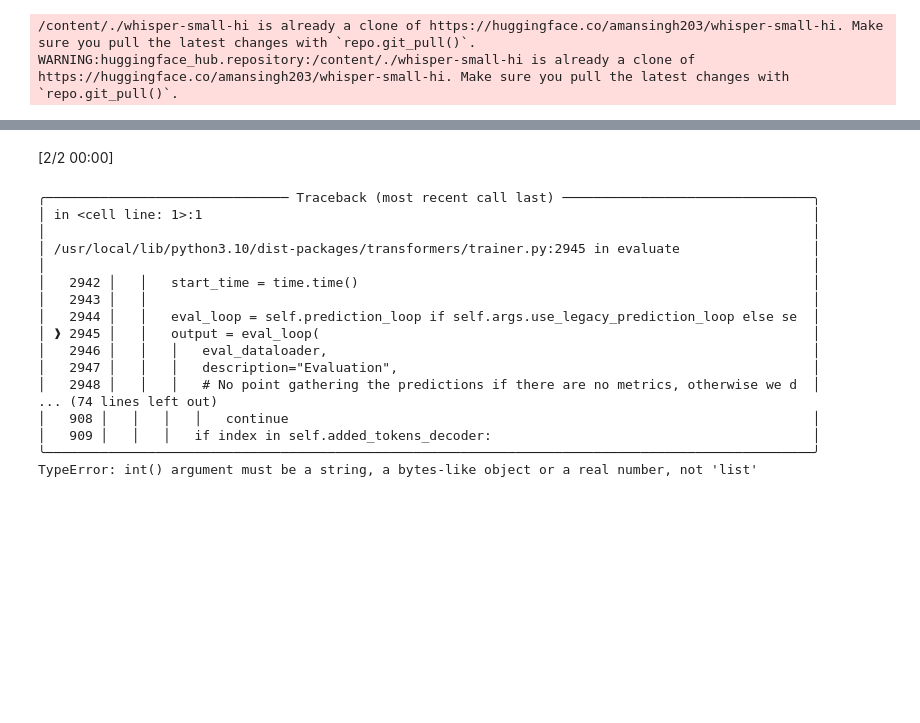
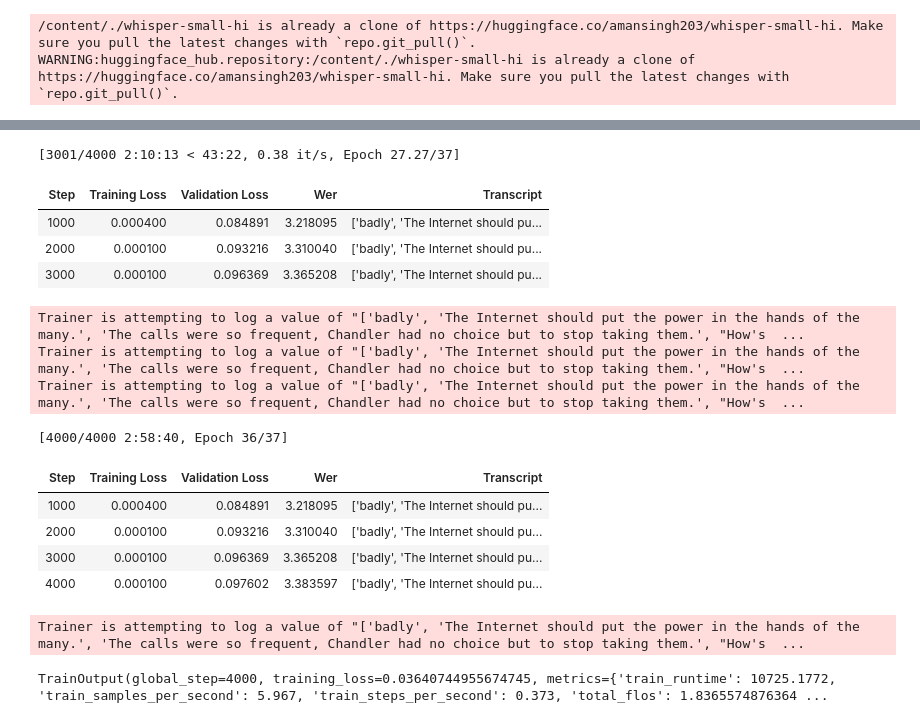
Before and after one commit to as1078/SSR_Whisper, a Jupyter notebook: WhisperNoFineTune.ipynb, the cells around one changed output, grey strips where cells are left out. Drawn from its saved outputs; the diff is of its cells as text; code cells hidden in the pictures; blank space fills up the shorter version.

```diff
--- a/WhisperNoFineTune.ipynb
+++ b/WhisperNoFineTune.ipynb
@@ -107,0 +84,5 @@ DatasetDict({
+# %%
+from datasets import load_dataset
+
+dataset_dict = load_dataset('amansingh203/stuttering_asr')
+dataset_dict
@@ -134,7 +121,7 @@ def prepare_dataset(batch):
     batch["labels"] = tokenizer(batch["sentence"]).input_ids
     return batch
 # %%
-common_voice = common_voice.map(prepare_dataset, remove_columns=common_voice.column_names["train"], num_proc=10)
+common_voice = dataset_dict.map(prepare_dataset, remove_columns=dataset_dict.column_names["test"], num_proc=2)
 # %%
 from dataclasses import dataclass
 from typing import Any, Dict, List, Union
@@ -195,7 +182,7 @@ def compute_metrics(pred):
 
     wer = 100 * metric.compute(predictions=pred_str, references=label_str)
 
-    return {"wer": wer}
+    return {"wer": wer, "transcript": pred_str}
 # %%
 from transformers import Seq2SeqTrainingArguments
 
@@ -224,13 +213,14 @@ training_args = Seq2SeqTrainingArguments(
 # %%
-from transformers import Trainer
-trainer = Trainer(
+from transformers import Seq2SeqTrainer
+
+trainer = Seq2SeqTrainer(
+    args=training_args,
     model=model,
-    args=training_args,
-    train_dataset=common_voice['train'],
-    eval_dataset=common_voice['test'],
+    train_dataset=common_voice["train"],
+    eval_dataset=common_voice["test"],
     data_collator=data_collator,
-    tokenizer=processor.tokenizer,
     compute_metrics=compute_metrics,
+    tokenizer=processor.feature_extractor,
 )
 # %% [output]
 /content/./whisper-small-hi is already a clone of https://huggingface.co/amansingh203/whisper-small-hi. Make sure you pull the latest changes with `repo.git_pull()`.
@@ -238,21 +238,19 @@ WARNING:huggingface_hub.repository:/content/./whisper-small-hi is already a clon
 # %%
-trainer.evaluate()
+trainer.train()
 # %% [output]
-[2/2 00:00]
-╭─────────────────────────────── Traceback (most recent call last) ────────────────────────────────╮
-│ in <cell line: 1>:1                                                                              │
-│                                                                                                  │
-│ /usr/local/lib/python3.10/dist-packages/transformers/trainer.py:2945 in evaluate                 │
-│                                                                                                  │
-│   2942 │   │   start_time = time.time()                                                          │
-│   2943 │   │                                                                                     │
-│   2944 │   │   eval_loop = self.prediction_loop if self.args.use_legacy_prediction_loop else se  │
-│ ❱ 2945 │   │   output = eval_loop(                                                               │
-│   2946 │   │   │   eval_dataloader,                                                              │
-│   2947 │   │   │   description="Evaluation",                                                     │
-│   2948 │   │   │   # No point gathering the predictions if there are no metrics, otherwise we d  │
-... (74 lines left out)
-│   908 │   │   │   │   continue                                                                   │
-│   909 │   │   │   if index in self.added_tokens_decoder:                                         │
-╰──────────────────────────────────────────────────────────────────────────────────────────────────╯
-TypeError: int() argument must be a string, a bytes-like object or a real number, not 'list'
+[3001/4000 2:10:13 < 43:22, 0.38 it/s, Epoch 27.27/37]
+| Step | Training Loss | Validation Loss | Wer | Transcript |
+| 1000 | 0.000400 | 0.084891 | 3.218095 | ['badly', 'The Internet should pu... |
+| 2000 | 0.000100 | 0.093216 | 3.310040 | ['badly', 'The Internet should pu... |
+| 3000 | 0.000100 | 0.096369 | 3.365208 | ['badly', 'The Internet should pu... |
+Trainer is attempting to log a value of "['badly', 'The Internet should put the power in the hands of the many.', 'The calls were so frequent, Chandler had no choice but to stop taking them.', "How's  ...
+Trainer is attempting to log a value of "['badly', 'The Internet should put the power in the hands of the many.', 'The calls were so frequent, Chandler had no choice but to stop taking them.', "How's  ...
+Trainer is attempting to log a value of "['badly', 'The Internet should put the power in the hands of the many.', 'The calls were so frequent, Chandler had no choice but to stop taking them.', "How's  ...
+[4000/4000 2:58:40, Epoch 36/37]
+| Step | Training Loss | Validation Loss | Wer | Transcript |
+| 1000 | 0.000400 | 0.084891 | 3.218095 | ['badly', 'The Internet should pu... |
+| 2000 | 0.000100 | 0.093216 | 3.310040 | ['badly', 'The Internet should pu... |
+| 3000 | 0.000100 | 0.096369 | 3.365208 | ['badly', 'The Internet should pu... |
+| 4000 | 0.000100 | 0.097602 | 3.383597 | ['badly', 'The Internet should pu... |
+Trainer is attempting to log a value of "['badly', 'The Internet should put the power in the hands of the many.', 'The calls were so frequent, Chandler had no choice but to stop taking them.', "How's  ...
+TrainOutput(global_step=4000, training_loss=0.03640744955674745, metrics={'train_runtime': 10725.1772, 'train_samples_per_second': 5.967, 'train_steps_per_second': 0.373, 'total_flos': 1.8365574876364 ...
```
Also changed, not shown: parts of 30 cells of this notebook.
